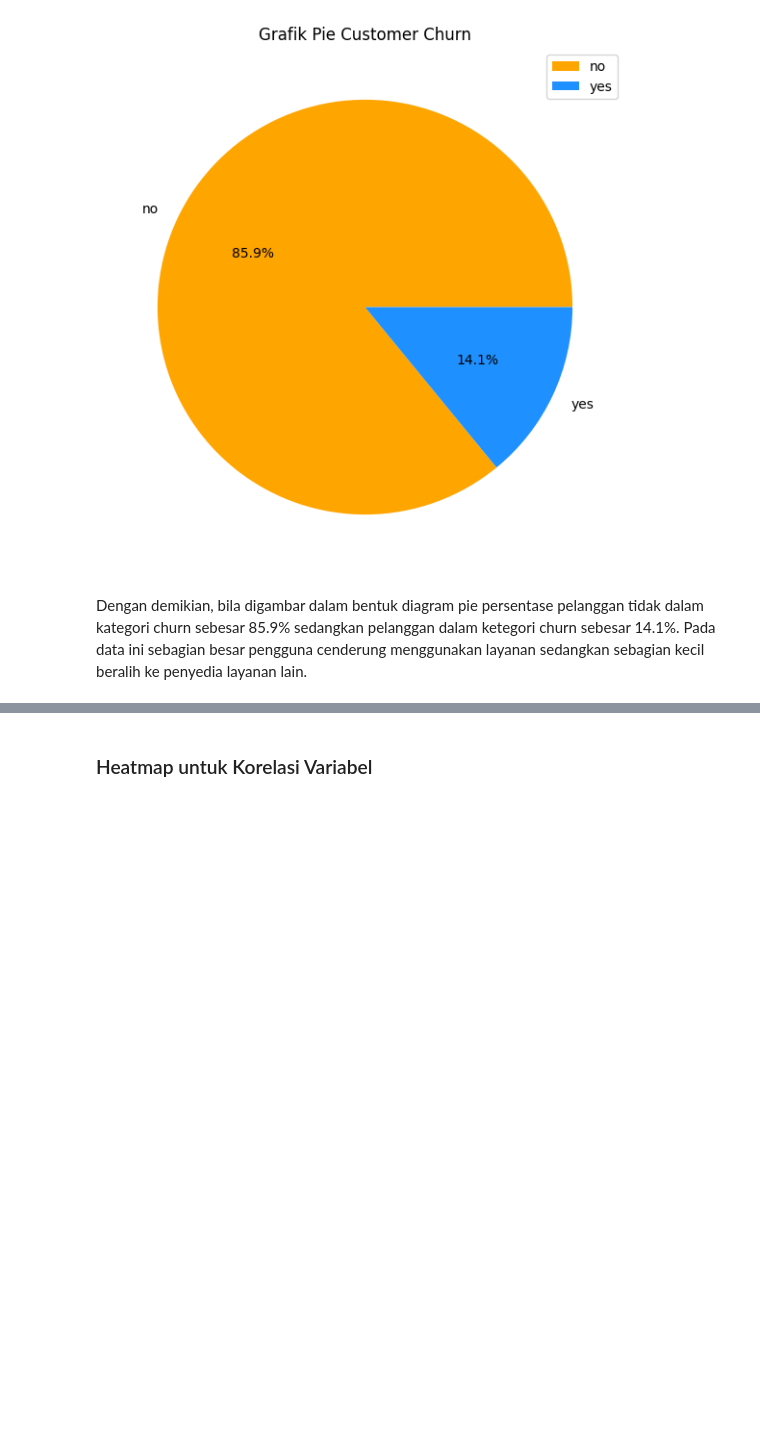
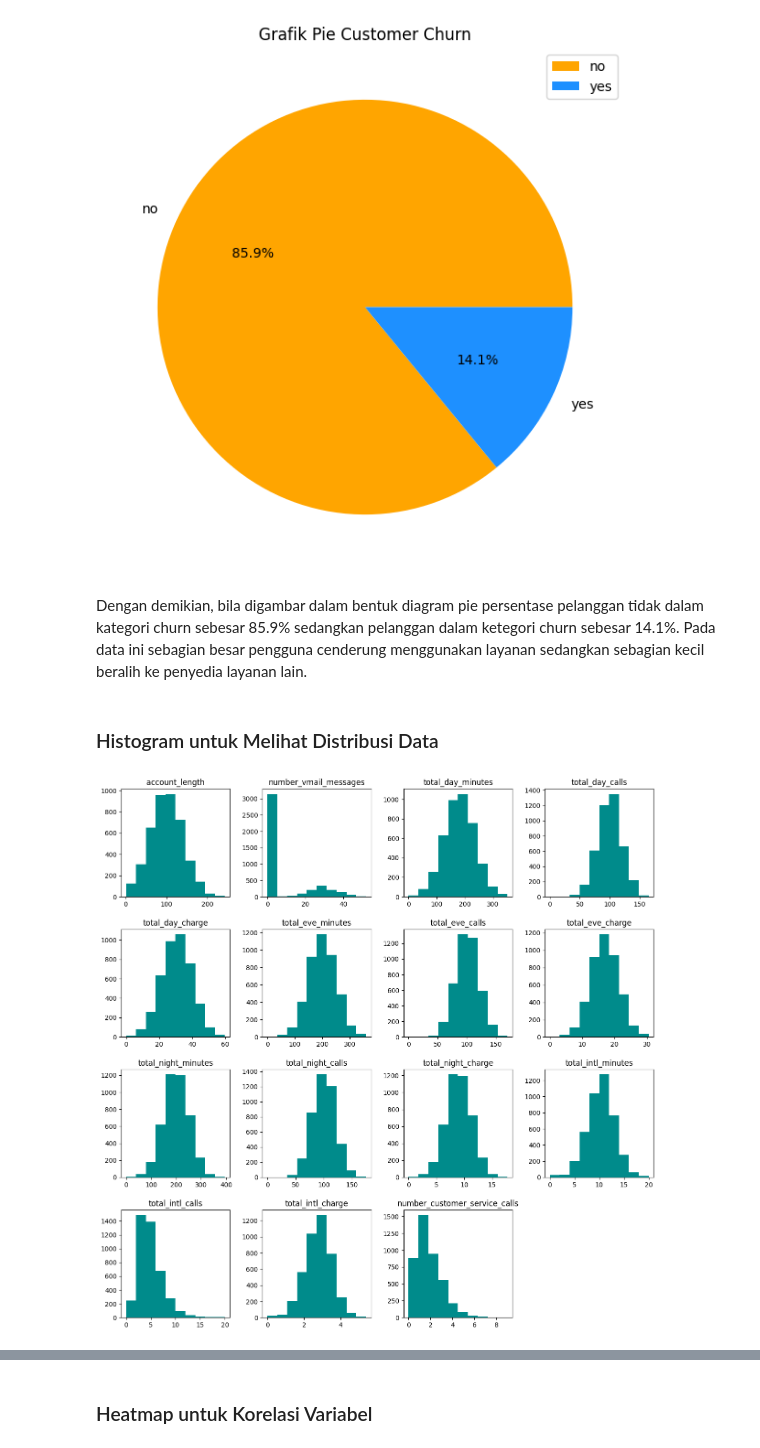
Before and after one commit to lukyg/Customer_Churn_Classification, a Jupyter notebook: customer_churn.ipynb, the cells around one changed output, grey strips where cells are left out. Saved outputs shown, nothing was run; the diff lists cells and outputs as text; code cells hidden in the pictures; blank space fills up the shorter version.

```diff
--- a/customer_churn.ipynb
+++ b/customer_churn.ipynb
@@ -203,3 +204,10 @@ pie_chart('churn', 'Grafik Pie Customer Churn')
 [figure]
 # %% [markdown]
 Dengan demikian, bila digambar dalam bentuk diagram pie persentase pelanggan tidak dalam kategori churn sebesar 85.9% sedangkan pelanggan dalam ketegori churn sebesar 14.1%. Pada data ini sebagian besar pengguna cenderung menggunakan layanan sedangkan sebagian kecil beralih ke penyedia layanan lain.
+# %% [markdown]
+### Histogram untuk Melihat Distribusi Data
+# %%
+dataset.hist(color='darkcyan', grid=False, figsize=(15, 15))
+plt.show()
+# %% [output]
+[figure, added]
```
Also changed, not shown: parts of 51 cells of this notebook.
